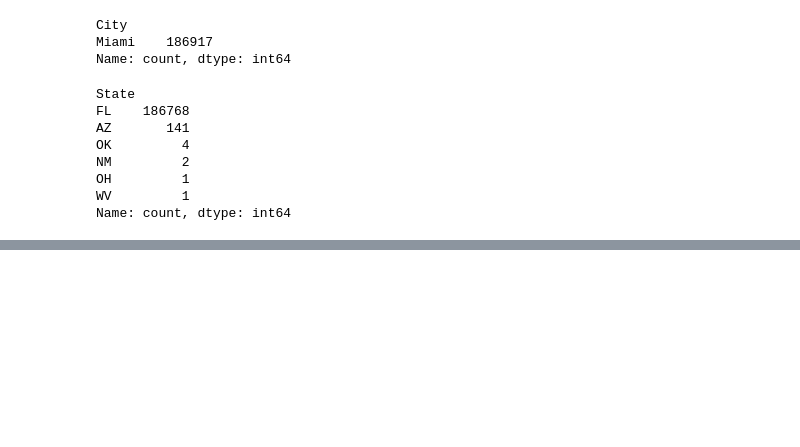
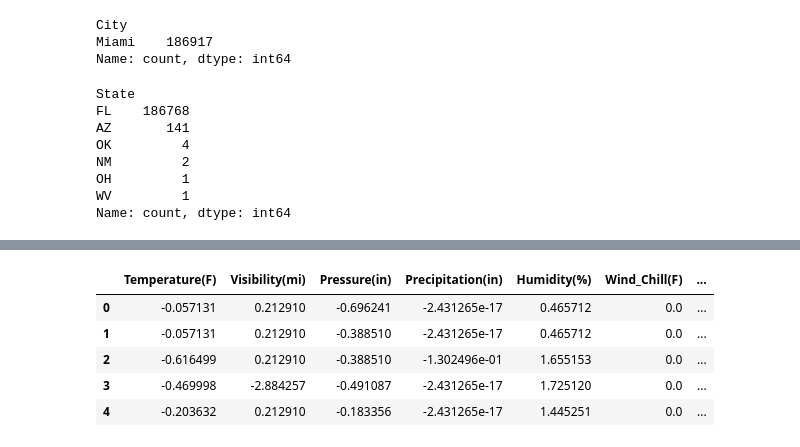
Before and after one commit to luixt/Group3_AI4ALL-Project, a Jupyter notebook: Data_Cleaning.ipynb, the cells around one changed output, grey strips where cells are left out. Saved outputs shown, nothing was run; the diff lists cells and outputs as text; code cells hidden in the pictures; blank space fills up the shorter version.

```diff
--- a/Data_Cleaning.ipynb
+++ b/Data_Cleaning.ipynb
@@ -102,0 +240,2 @@ Name: count, dtype: int64
+# %%
+df['Visibility(mi)'].fillna(df['Visibility(mi)'].mean(), inplace=True)
@@ -102,0 +294,9 @@ Name: count, dtype: int64
+# %%
+z_scores.head()
+# %% [output]
+|  | Temperature(F) | Visibility(mi) | Pressure(in) | Precipitation(in) | Humidity(%) | Wind_Chill(F) | ... |
+| 0 | -0.057131 | 0.212910 | -0.696241 | -2.431265e-17 | 0.465712 | 0.0 | ... |
+| 1 | -0.057131 | 0.212910 | -0.388510 | -2.431265e-17 | 0.465712 | 0.0 | ... |
+| 2 | -0.616499 | 0.212910 | -0.388510 | -1.302496e-01 | 1.655153 | 0.0 | ... |
+| 3 | -0.469998 | -2.884257 | -0.491087 | -2.431265e-17 | 1.725120 | 0.0 | ... |
+| 4 | -0.203632 | 0.212910 | -0.183356 | -2.431265e-17 | 1.445251 | 0.0 | ... |
```
Also changed, not shown: parts of 35 cells of this notebook.
